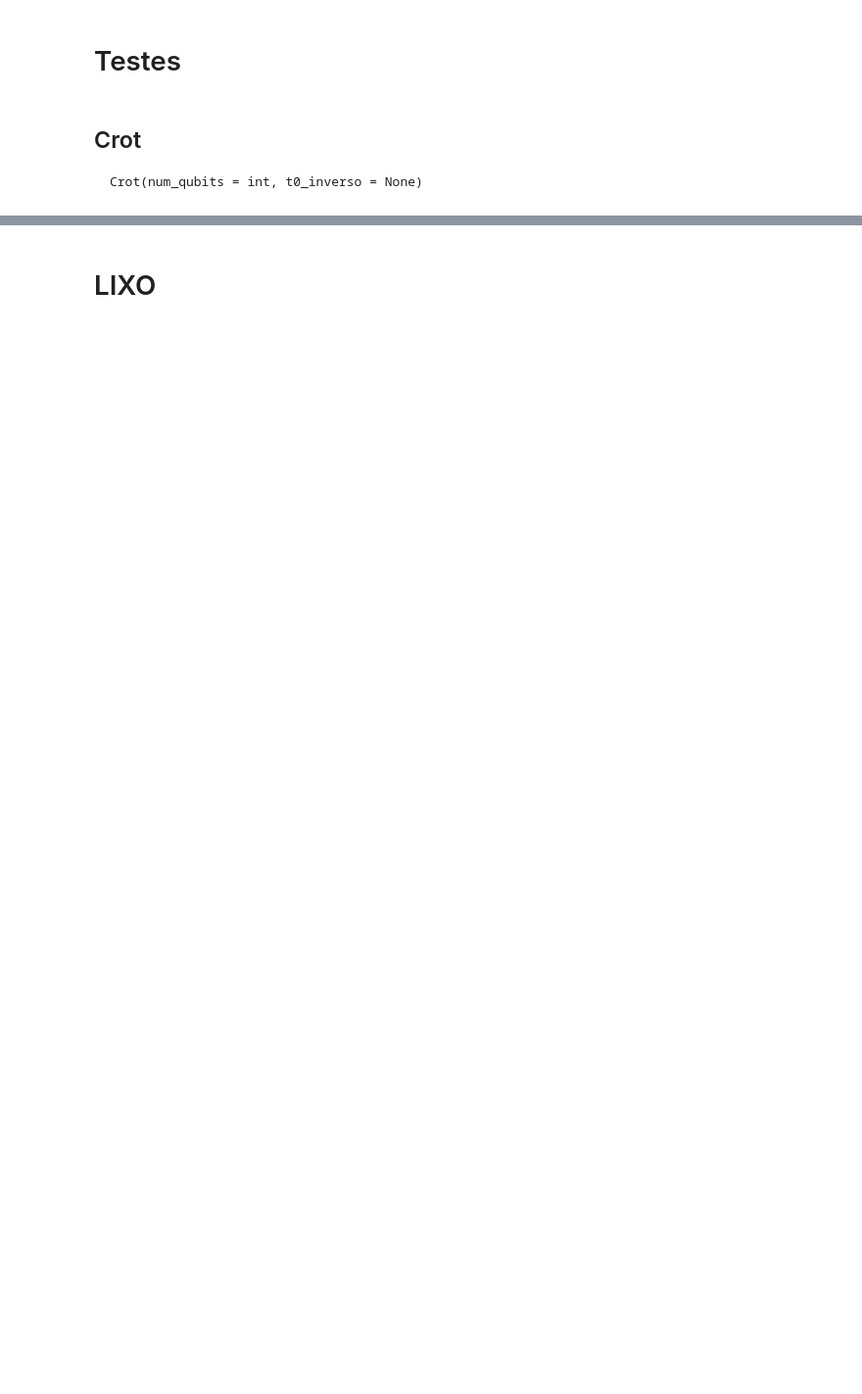
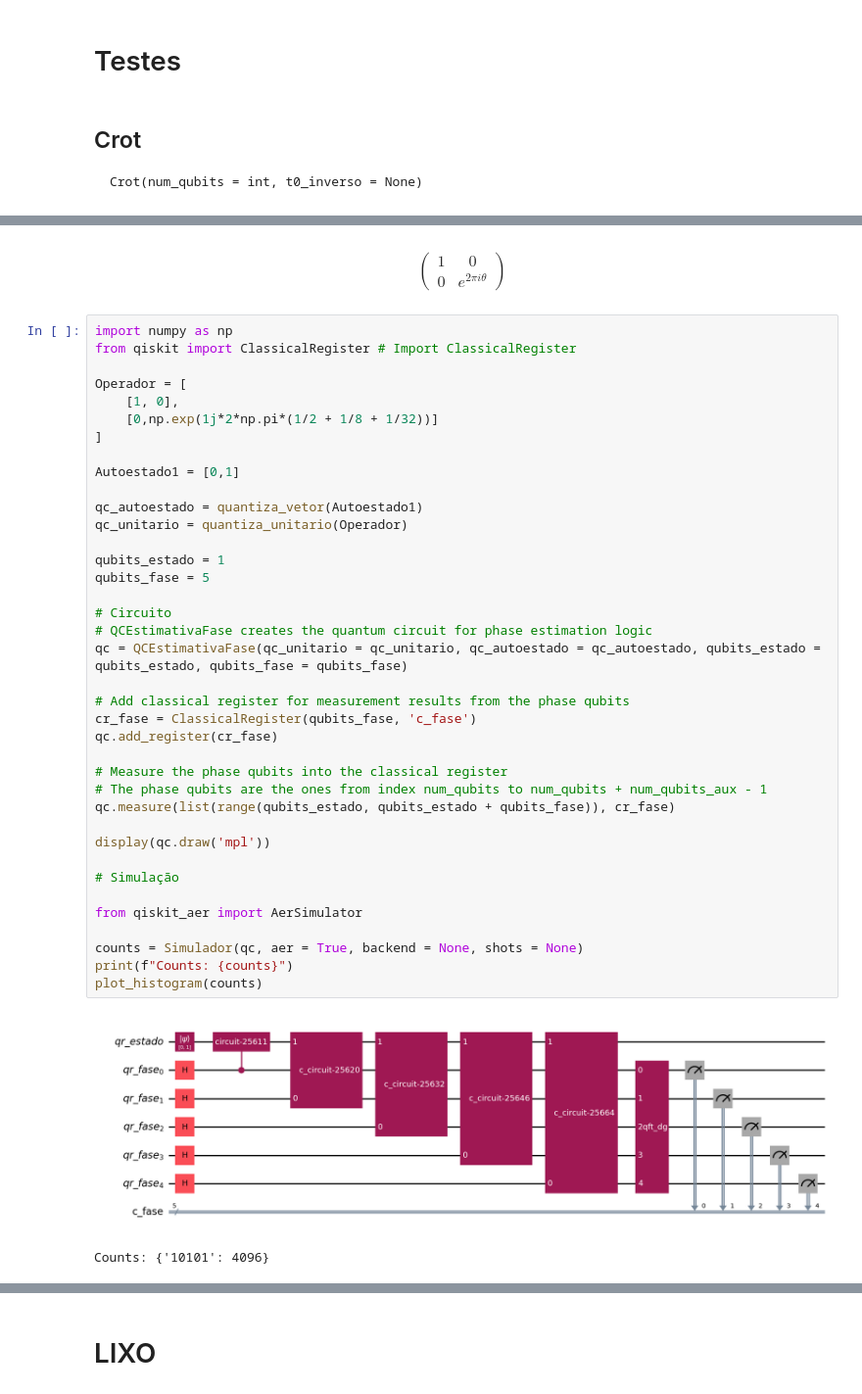
Before and after one commit to LucioFassarella/Qiskit, a Jupyter notebook: Qiskit_HHL.ipynb, the cells around one changed output, grey strips where cells are left out. Shown at 98% size. Drawn from its saved outputs; the diff is of its cells as text; blank space fills up the shorter version.

```diff
--- a/Qiskit_HHL.ipynb
+++ b/Qiskit_HHL.ipynb
@@ -818,0 +824,48 @@ a_div_t1_estimado: 0.3223291856101521. Bits: 0.0101001010.
+# %% [markdown]
+$$
+\begin{pmatrix}
+1 & 0\\
+0 & e^{2\pi i \theta}
+\end{pmatrix}
+$$
+# %%
+import numpy as np
+from qiskit import ClassicalRegister # Import ClassicalRegister
+
+Operador = [
+    [1, 0],
+    [0,np.exp(1j*2*np.pi*(1/2 + 1/8 + 1/32))]
+]
+
+Autoestado1 = [0,1]
+
+qc_autoestado = quantiza_vetor(Autoestado1)
+qc_unitario = quantiza_unitario(Operador)
+
+qubits_estado = 1
+qubits_fase = 5
+
+# Circuito
+# QCEstimativaFase creates the quantum circuit for phase estimation logic
+qc = QCEstimativaFase(qc_unitario = qc_unitario, qc_autoestado = qc_autoestado, qubits_estado = qubits_estado, qubits_fase = qubits_fase)
+
+# Add classical register for measurement results from the phase qubits
+cr_fase = ClassicalRegister(qubits_fase, 'c_fase')
+qc.add_register(cr_fase)
+
+# Measure the phase qubits into the classical register
+# The phase qubits are the ones from index num_qubits to num_qubits + num_qubits_aux - 1
+qc.measure(list(range(qubits_estado, qubits_estado + qubits_fase)), cr_fase)
+
+display(qc.draw('mpl'))
+
+# Simulação
+
+from qiskit_aer import AerSimulator
+
+counts = Simulador(qc, aer = True, backend = None, shots = None)
+print(f"Counts: {counts}")
+plot_histogram(counts)
+# %% [output]
+[figure, added]
+Counts: {'10101': 4096}
```
Also changed, not shown: parts of 18 cells of this notebook.
